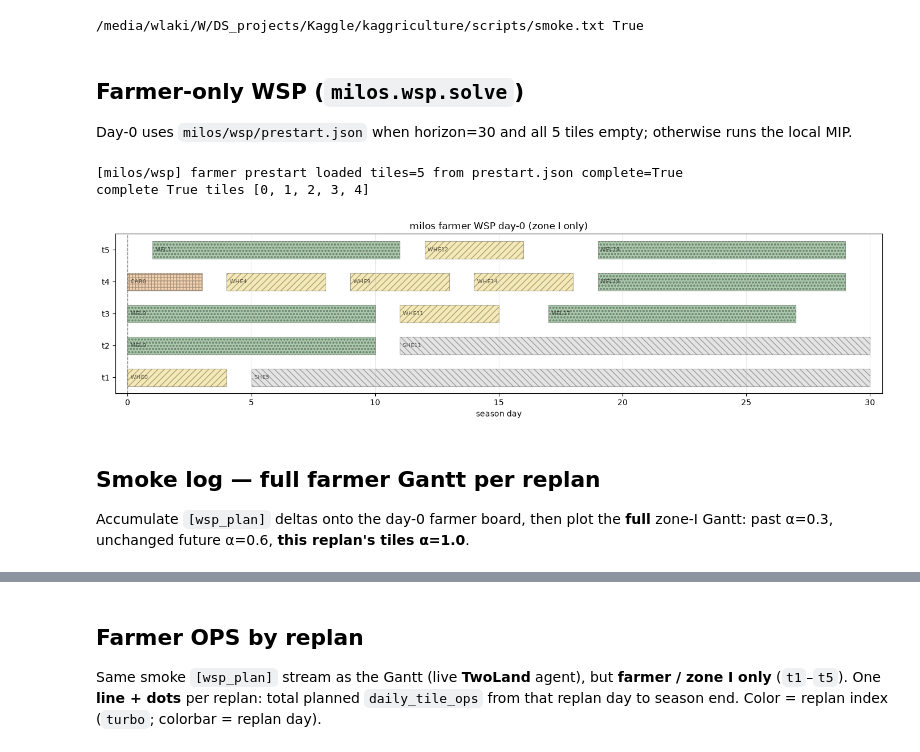
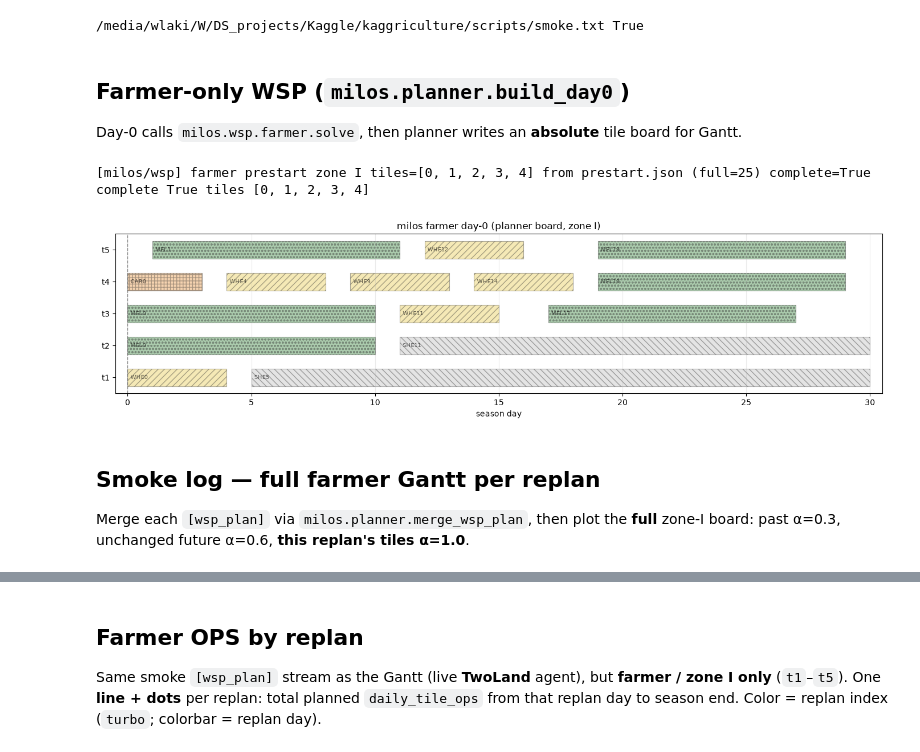
Before and after one commit to vlainic/kaggriculture, a Jupyter notebook: experiments/milos-simplification.ipynb, the cells around one changed output, grey strips where cells are left out. Cells and saved outputs as stored; diff of their text form; code cells hidden in the pictures.

```diff
--- a/experiments/milos-simplification.ipynb
+++ b/experiments/milos-simplification.ipynb
@@ -35,37 +33,25 @@ print(SMOKE_LOG, SMOKE_LOG.exists())
 # %% [output]
 /media/wlaki/W/DS_projects/Kaggle/kaggriculture/scripts/smoke.txt True
 # %% [markdown]
-## Farmer-only WSP (`milos.wsp.solve`)
+## Farmer-only WSP (`milos.planner.build_day0`)
 
-Day-0 uses `milos/wsp/prestart.json` when horizon=30 and all 5 tiles empty; otherwise runs the local MIP.
+Day-0 calls `milos.wsp.farmer.solve`, then planner writes an **absolute** tile board for Gantt.
 # %%
-from milos.wsp import data as wsp_data
-
-i0 = wsp_data.i0_base_prices()
-price_of = lambda p, _i0=i0: _i0[p]
-
-empty = list(FARMER_TILES_FIVE)
-result = solve(
-    [],
-    horizon=30,
-    empty_tiles=empty,
-    empty_counts={"farmer": len(empty)},
-    starting_money=3000,
-    price_of=price_of,
-)
-print("complete", result.complete, "tiles", sorted(result.assigned))
+board, result = build_day0(starting_money=3000)
+print("complete", result.complete, "tiles", sorted(board))
 plot_plan(
-    result.assigned,
+    board_for_plot(board),
     replan_day=0,
     horizon=30,
-    title="milos farmer WSP day-0 (zone I only)",
+    absolute=True,
+    title="milos farmer day-0 (planner board, zone I)",
 )
 # %% [output]
-[milos/wsp] farmer prestart loaded tiles=5 from prestart.json complete=True
+[milos/wsp] farmer prestart zone I tiles=[0, 1, 2, 3, 4] from prestart.json (full=25) complete=True
 complete True tiles [0, 1, 2, 3, 4]
-[figure, old version]
+[figure, new version]
 # %% [markdown]
 ## Smoke log — full farmer Gantt per replan
 
-Accumulate `[wsp_plan]` deltas onto the day-0 farmer board, then plot the **full** zone-I Gantt: past α=0.3, unchanged future α=0.6, **this replan's tiles α=1.0**.
+Merge each `[wsp_plan]` via `milos.planner.merge_wsp_plan`, then plot the **full** zone-I board: past α=0.3, unchanged future α=0.6, **this replan's tiles α=1.0**.
 # %%
```
Also changed, not shown: parts of 6 cells of this notebook, 5 other files.
